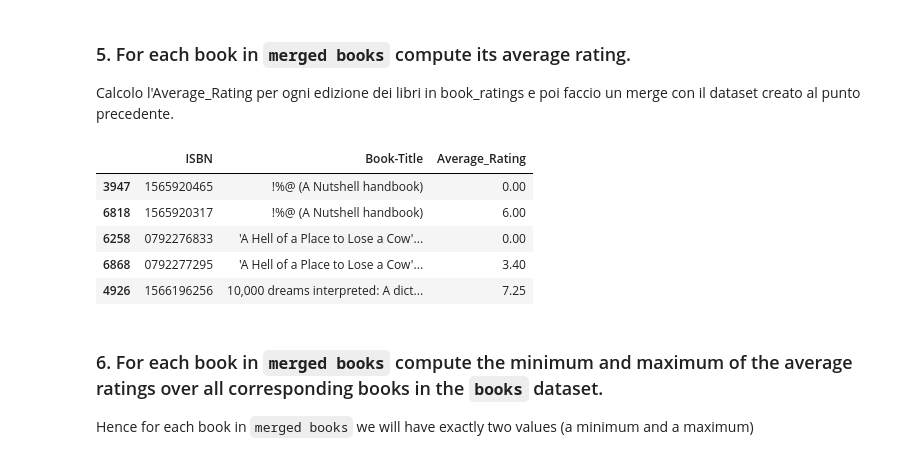
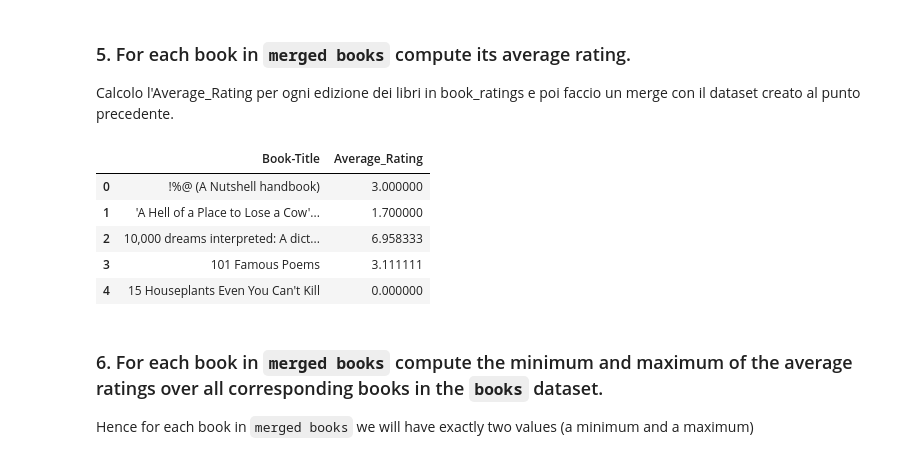
Before and after one commit to gianscuri/Computer_Science_Project_Pandas, a Jupyter notebook: progetto-2021.ipynb, the cells around one changed output. Cells and saved outputs as stored; diff of their text form; code cells hidden in the pictures.

```diff
--- a/progetto-2021.ipynb
+++ b/progetto-2021.ipynb
@@ -30,6 +30,6 @@ users.shape
 # %% [output]
 (278858, 3)
 # %%
-books = pd.read_csv('https://github.com/gdv/foundationsCS/raw/master/progetti/2021/Books.csv.gz', compression = 'gzip', escapechar = "\\", encoding = 'latin-1', sep = ';', usecols=['ISBN', 'Book-Title', 'Book-Author', 'Year-Of-Publication', 'Publisher'])
+books = pd.read_csv('https://github.com/gdv/foundationsCS/raw/master/progetti/2021/Books.csv.gz', compression = 'gzip', escapechar = "\\", encoding = 'latin-1', sep = ';')
 books.shape
 # %% [output]
@@ -109,8 +115,5 @@ Per quanto riguarda il dataset book_ratings utilizzo la funzione strip per rimuo
 # %%
-book_ratings['ISBN'] = book_ratings['ISBN'].str.strip(' "')
-book_ratings[book_ratings['ISBN'].str.contains("\W+", regex = True)].head()
-
-#book_ratings['ISBN'] = [re.sub('[\W+]', '', s) for s in book_ratings['ISBN']]
+book_ratings[book_ratings['ISBN'].str.contains("\W+", regex = True)]
 # %% [output]
 |  | User-ID | ISBN | Book-Rating |
 | 535 | 276929 | 2.02.032126.2 | 0 |
@@ -195,18 +215,16 @@ merged_books.head()
 
 Calcolo l'Average_Rating per ogni edizione dei libri in book_ratings e poi faccio un merge con il dataset creato al punto precedente.
 # %%
-book_ratings_avg = book_ratings.groupby('ISBN', as_index=True).agg(Average_Rating = ('Book-Rating', 'mean'))
-merging_book_ratings = pd.merge(merging_books, book_ratings_avg, on = 'ISBN', how = 'left').sort_values(['Book-Title', 'Book-Author', 'Publisher'])
-merging_book_ratings.head() [['ISBN', 'Book-Title', 'Average_Rating']]
-
-#c'é da fare un ulteriore groupby
+temp = book_ratings.groupby('ISBN').agg(Average_Rating = ('Book-Rating', 'mean'))
+merging_book_ratings = pd.merge(merging_books, temp, on = 'ISBN', how = 'left').sort_values(['Book-Title', 'Book-Author', 'Publisher'])
+merging_book_ratings.groupby('Book-Title', as_index=False)[['Average_Rating']].mean().head()
 # %% [output]
-|  | ISBN | Book-Title | Average_Rating |
-| 3947 | 1565920465 | !%@ (A Nutshell handbook) | 0.00 |
-| 6818 | 1565920317 | !%@ (A Nutshell handbook) | 6.00 |
-| 6258 | 0792276833 | 'A Hell of a Place to Lose a Cow'... | 0.00 |
-| 6868 | 0792277295 | 'A Hell of a Place to Lose a Cow'... | 3.40 |
-| 4926 | 1566196256 | 10,000 dreams interpreted: A dict... | 7.25 |
+|  | Book-Title | Average_Rating |
+| 0 | !%@ (A Nutshell handbook) | 3.000000 |
+| 1 | 'A Hell of a Place to Lose a Cow'... | 1.700000 |
+| 2 | 10,000 dreams interpreted: A dict... | 6.958333 |
+| 3 | 101 Famous Poems | 3.111111 |
+| 4 | 15 Houseplants Even You Can't Kill | 0.000000 |
 # %% [markdown]
 ### 6. For each book in `merged books` compute the minimum and maximum of the average ratings over all corresponding books in the `books` dataset.
 
```
Also changed, not shown: parts of 18 cells of this notebook.
